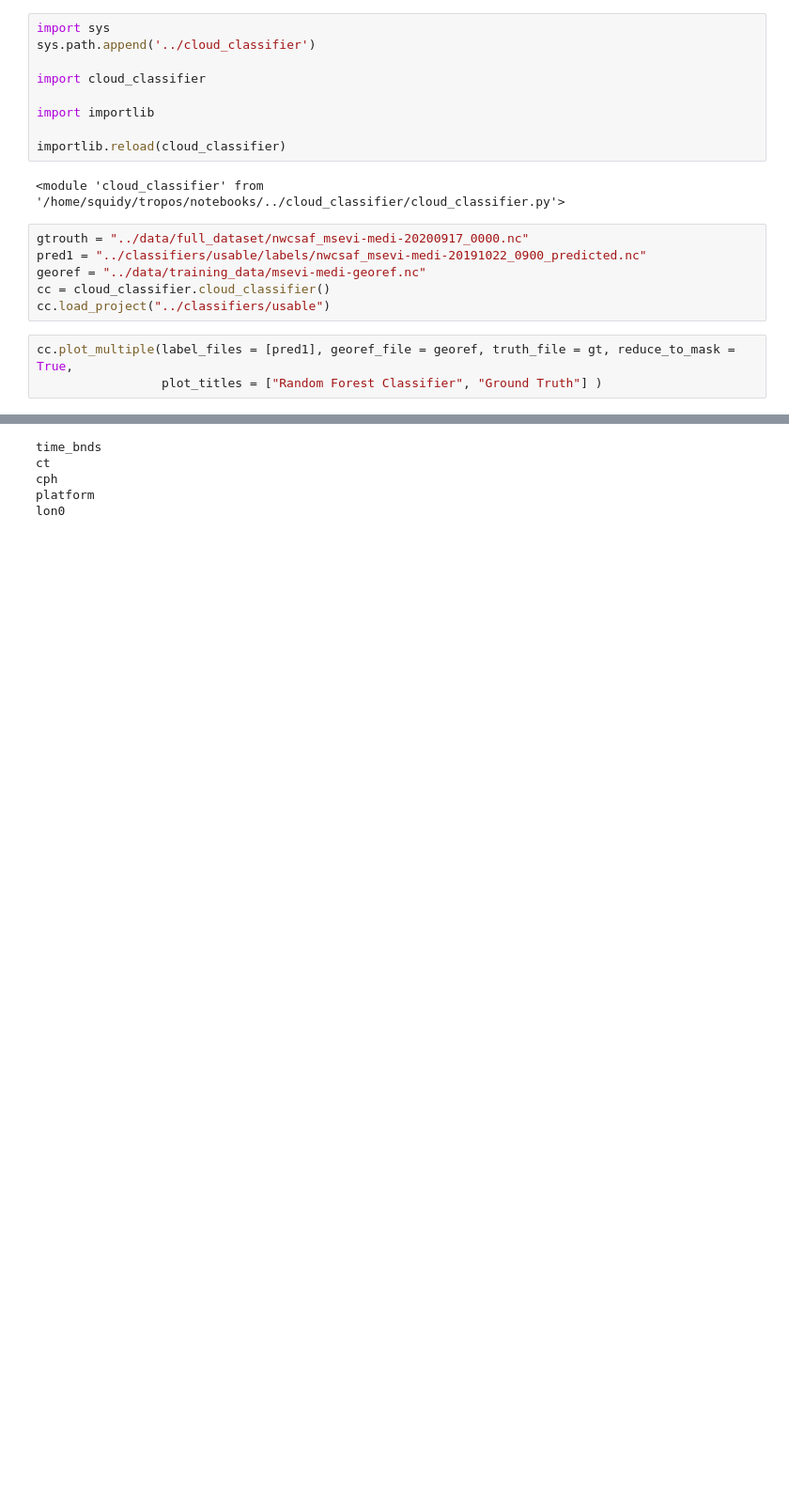
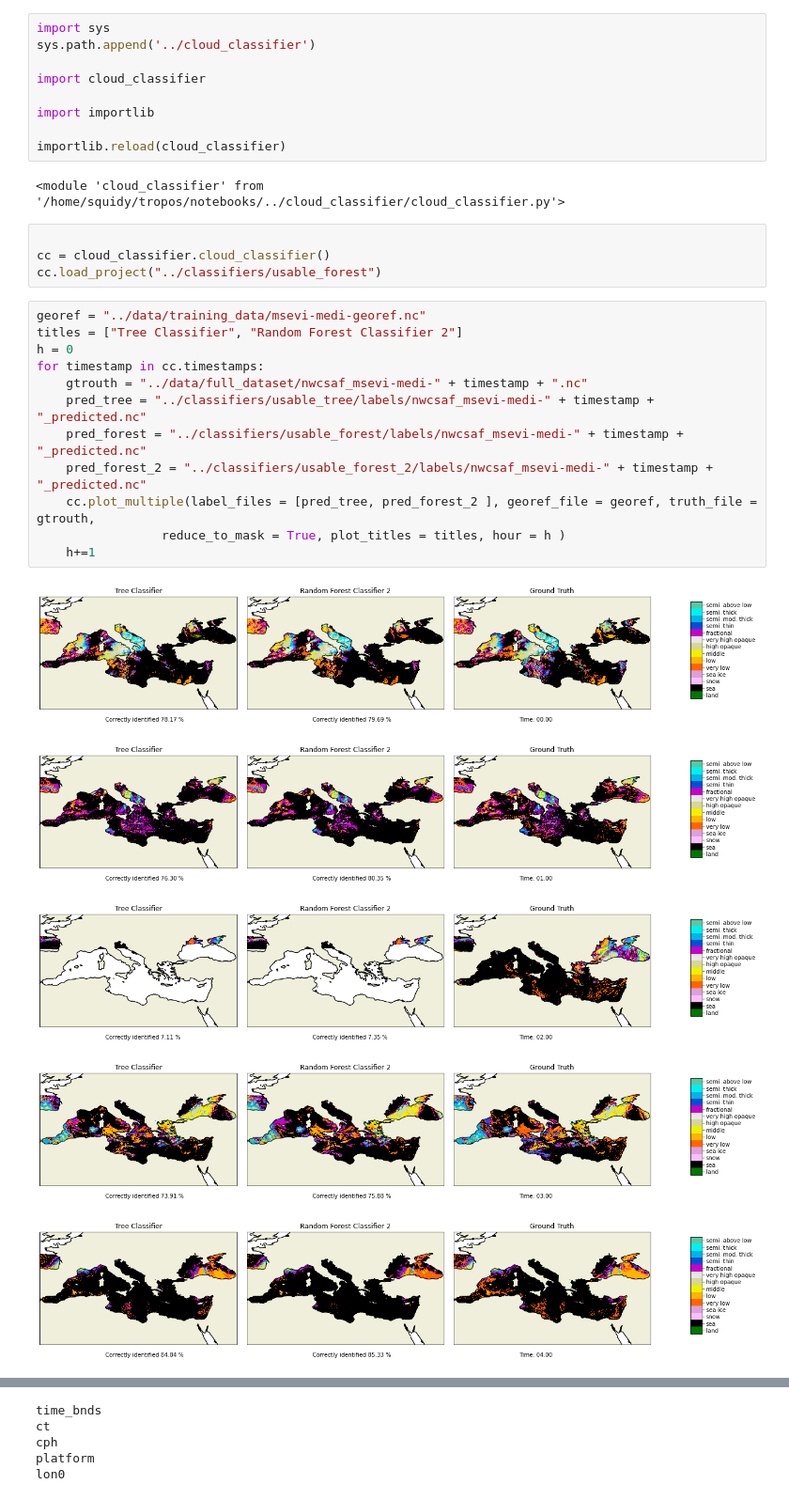
Before and after one commit to fsenf/CTyPyTool, a Jupyter notebook: notebooks/Plotting.ipynb, the cells around one changed output, grey strips where cells are left out. Shown at 94% size. Cells and saved outputs as stored; diff of their text form; blank space fills up the shorter version.

Commit message:
finished plotting

```diff
--- a/notebooks/Plotting.ipynb
+++ b/notebooks/Plotting.ipynb
@@ -10,12 +10,24 @@ importlib.reload(cloud_classifier)
 # %% [output]
 <module 'cloud_classifier' from '/home/squidy/tropos/notebooks/../cloud_classifier/cloud_classifier.py'>
 # %%
-gtrouth = "../data/full_dataset/nwcsaf_msevi-medi-20200917_0000.nc"
-pred1 = "../classifiers/usable/labels/nwcsaf_msevi-medi-20191022_0900_predicted.nc"
-georef = "../data/training_data/msevi-medi-georef.nc"
+
 cc = cloud_classifier.cloud_classifier()
-cc.load_project("../classifiers/usable")
+cc.load_project("../classifiers/usable_forest")
 # %%
-cc.plot_multiple(label_files = [pred1], georef_file = georef, truth_file = gt, reduce_to_mask = True,
-                 plot_titles = ["Random Forest Classifier", "Ground Truth"] )
+georef = "../data/training_data/msevi-medi-georef.nc"
+titles = ["Tree Classifier", "Random Forest Classifier 2"]
+h = 0
+for timestamp in cc.timestamps:
+    gtrouth = "../data/full_dataset/nwcsaf_msevi-medi-" + timestamp + ".nc"
+    pred_tree = "../classifiers/usable_tree/labels/nwcsaf_msevi-medi-" + timestamp + "_predicted.nc"
+    pred_forest = "../classifiers/usable_forest/labels/nwcsaf_msevi-medi-" + timestamp + "_predicted.nc"
+    pred_forest_2 = "../classifiers/usable_forest_2/labels/nwcsaf_msevi-medi-" + timestamp + "_predicted.nc"
+    cc.plot_multiple(label_files = [pred_tree, pred_forest_2 ], georef_file = georef, truth_file = gtrouth,
+                 reduce_to_mask = True, plot_titles = titles, hour = h )
+    h+=1
 # %% [output]
+[figure, added]
+[figure, added]
+[figure, added]
+[figure, added]
+[figure, added]
```
Also changed, not shown: parts of 2 cells of this notebook, 5 other files.
